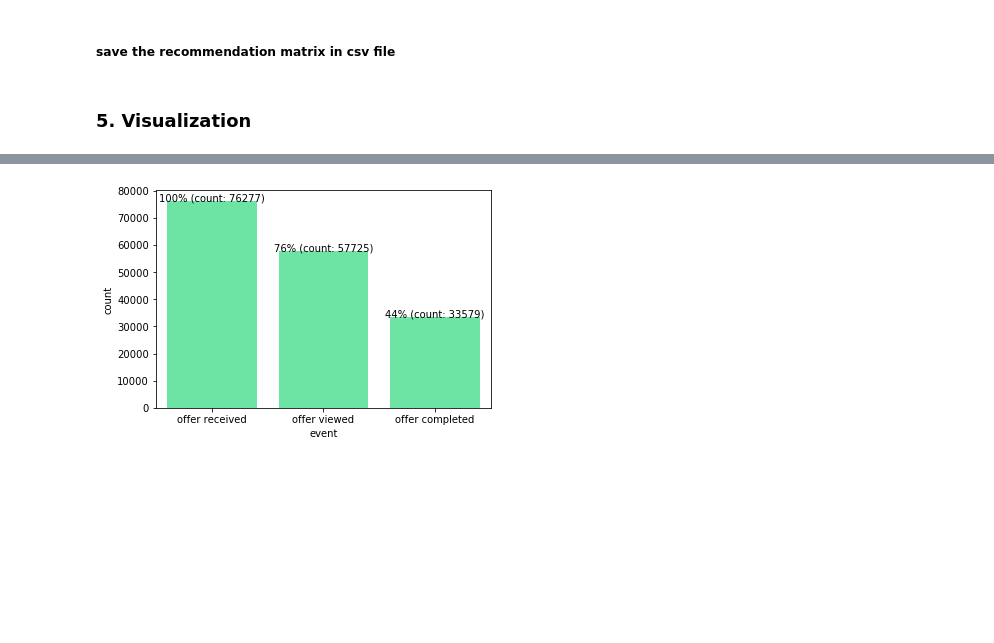
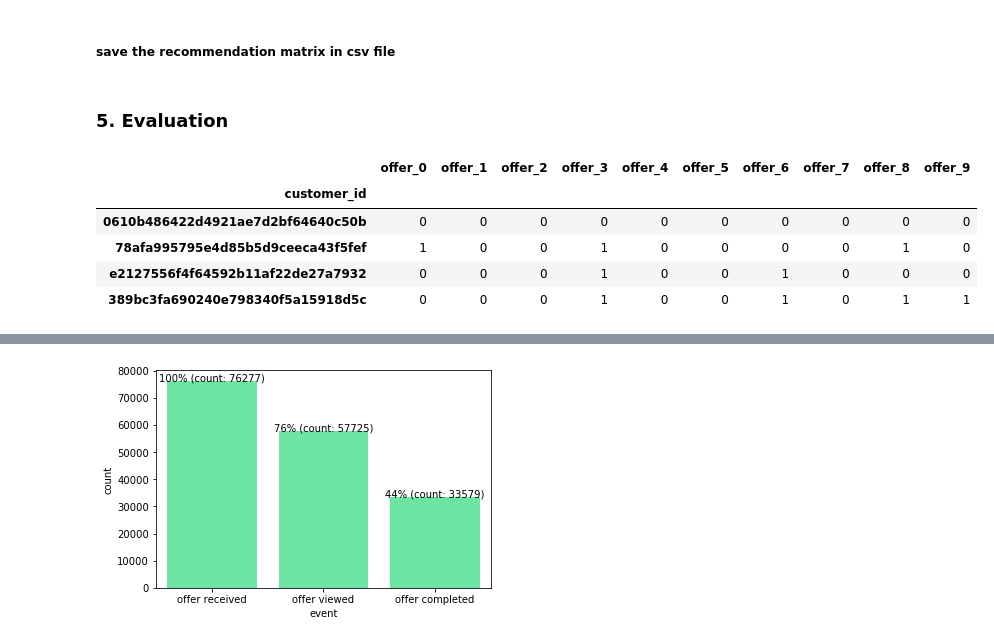
Before and after one commit to G-K-Bhardwaj/Starbucks_Capstone_Challenge, a Jupyter notebook: Starbucks_Capstone_notebook.ipynb, the cells around one changed output, grey strips where cells are left out. Cells and saved outputs as stored; diff of their text form; code cells hidden in the pictures; blank space fills up the shorter version.

Commit message:
Adeed code for model evaluation and added data files

```diff
--- a/Starbucks_Capstone_notebook.ipynb
+++ b/Starbucks_Capstone_notebook.ipynb
@@ -1318,4 +1362,17 @@ customer_recs_matrix.head()
 # save the customer_recs_matrix
 customer_recs_matrix.to_csv("customer_recs_matrix.csv")
 # %% [markdown]
-### 5. Visualization
+### 5. Evaluation
+# %%
+# get the user-item matrix saved in step 3.3
+customer_offer = pd.read_csv('customer_offer_matrix.csv')
+customer_offer = customer_offer.drop(['age','gender','income'], axis=1)
+customer_offer = customer_offer.set_index('customer_id', drop=True)
+customer_offer.head(4)
+# %% [output]
+|  | offer_0 | offer_1 | offer_2 | offer_3 | offer_4 | offer_5 | offer_6 | offer_7 | offer_8 | offer_9 |
+| customer_id |  |  |  |  |  |  |  |  |  |  |
+| 0610b486422d4921ae7d2bf64640c50b | 0 | 0 | 0 | 0 | 0 | 0 | 0 | 0 | 0 | 0 |
+| 78afa995795e4d85b5d9ceeca43f5fef | 1 | 0 | 0 | 1 | 0 | 0 | 0 | 0 | 1 | 0 |
+| e2127556f4f64592b11af22de27a7932 | 0 | 0 | 0 | 1 | 0 | 0 | 1 | 0 | 0 | 0 |
+| 389bc3fa690240e798340f5a15918d5c | 0 | 0 | 0 | 1 | 0 | 0 | 1 | 0 | 1 | 1 |
```
Also changed, not shown: parts of 31 cells of this notebook, 5 other files.
